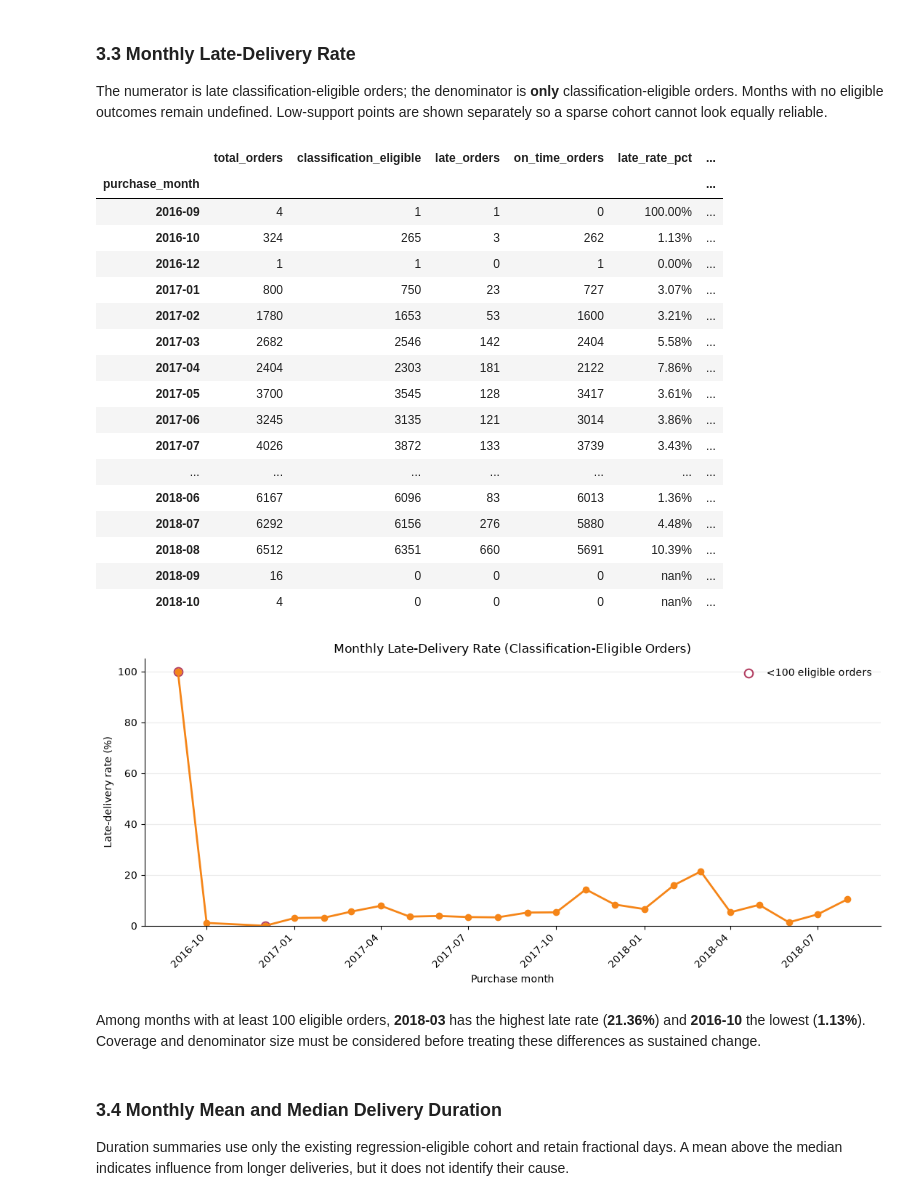
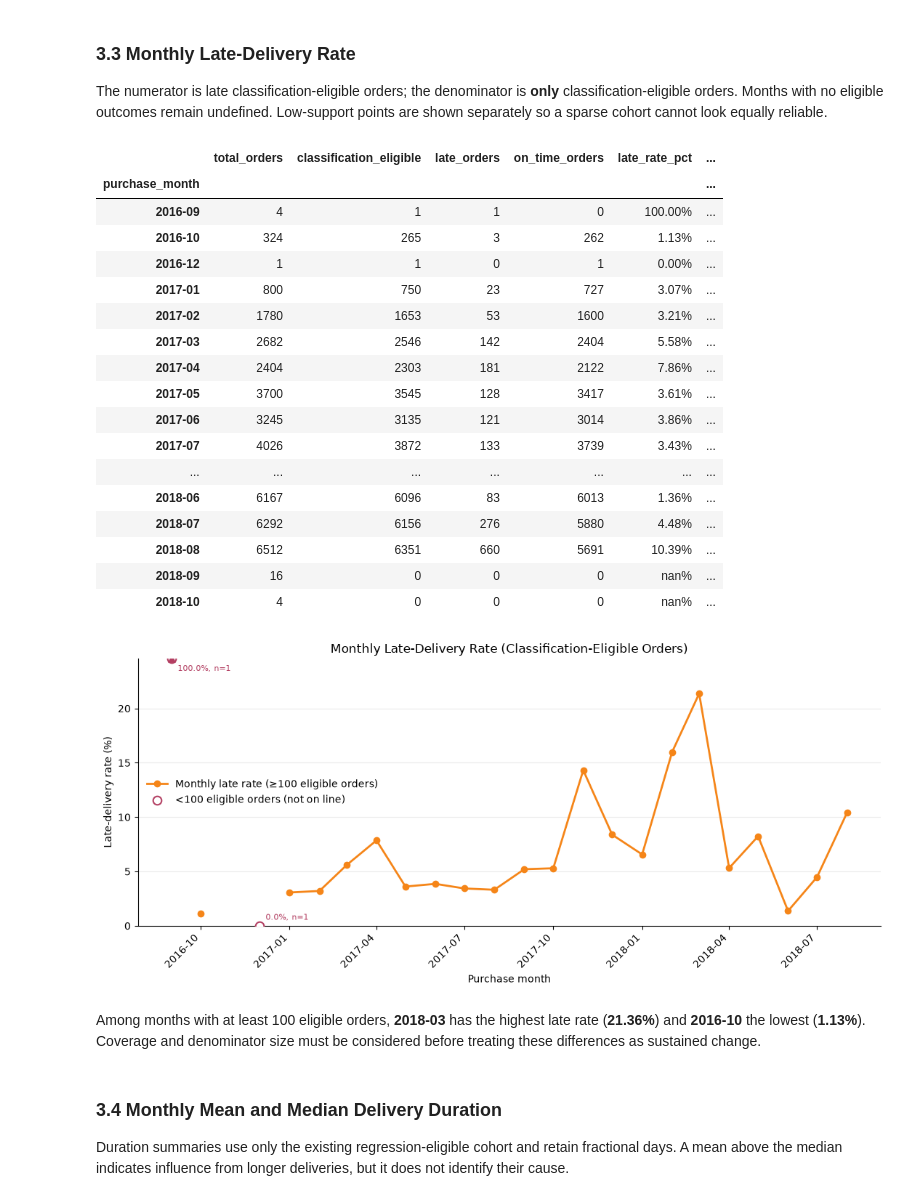
Before and after one commit to mmubashir95/ecommerce-delivery-intelligence, a Jupyter notebook: notebooks/03_exploratory_analysis.ipynb, the cells around one changed output. Saved outputs shown, nothing was run; the diff lists cells and outputs as text; code cells hidden in the pictures.

```diff
--- a/notebooks/03_exploratory_analysis.ipynb
+++ b/notebooks/03_exploratory_analysis.ipynb
@@ -1338,18 +1338,52 @@ assert monthly_classification.loc[
 ].isna().all()
 display(monthly_classification.style.format({"late_rate_pct": "{:.2f}%", "eligibility_coverage_pct": "{:.2f}%"}))
 
+def supported_axis_limit(values, low_support, headroom=1.15):
+    """Return a y-axis upper limit based only on well-supported periods.
+
+    Sparse boundary months (for example a single September 2016 order) would
+    otherwise set the scale and compress the variation in reliable months.
+    """
+    return float(values.where(~low_support).max()) * headroom
+
+
+def mark_low_support_points(ax, month_x, values, low_support, counts, upper_limit, unit):
+    """Plot low-support values as hollow markers, clipping off-scale points.
+
+    Values above `upper_limit` are drawn at the top edge with an upward marker
+    and labelled with their true value and support count, so they remain
+    visible without dictating the axis scale.
+    """
+    shown = low_support & values.notna()
+    if not shown.any():
+        return
+    clipped_values = values.where(values.le(upper_limit), upper_limit)
+    ax.scatter(month_x[shown], clipped_values[shown], facecolors="white", edgecolors="#B33F62",
+               s=70, linewidth=1.5, zorder=3, label="<100 eligible orders (not on line)")
+    for position in shown[shown].index:
+        x_value = month_x[low_support.index.get_loc(position)]
+        is_clipped = values.loc[position] > upper_limit
+        if is_clipped:
+            ax.scatter([x_value], [upper_limit], marker="^", color="#B33F62", s=45, zorder=4)
+        ax.annotate(f"{values.loc[position]:.1f}{unit}, n={int(counts.loc[position])}",
+                    (x_value, clipped_values.loc[position]), textcoords="offset points",
+                    xytext=(6, -12 if is_clipped else 6), fontsize=8, color="#B33F62")
+
+
 fig, ax = plt.subplots(figsize=(11, 5))
 month_x = monthly_classification.index.to_timestamp()
-ax.plot(month_x, monthly_classification["late_rate_pct"], color="#F58518", marker="o", linewidth=2)
 low_support = monthly_classification["low_support"]
-ax.scatter(month_x[low_support], monthly_classification.loc[low_support, "late_rate_pct"],
-           facecolors="white", edgecolors="#B33F62", s=70, linewidth=1.5, label="<100 eligible orders")
+late_rate_upper = supported_axis_limit(monthly_classification["late_rate_pct"], low_support)
+# The line connects only well-supported months; sparse months appear as separate markers.
+ax.plot(month_x, monthly_classification["late_rate_pct"].where(~low_support), color="#F58518",
+        marker="o", linewidth=2, label="Monthly late rate (≥100 eligible orders)")
+mark_low_support_points(ax, month_x, monthly_classification["late_rate_pct"], low_support,
+                        monthly_classification["classification_eligible"], late_rate_upper, "%")
 ax.set_title("Monthly Late-Delivery Rate (Classification-Eligible Orders)")
 ax.set_xlabel("Purchase month")
 ax.set_ylabel("Late-delivery rate (%)")
-ax.set_ylim(bottom=0)
-if low_support.any():
-    ax.legend(frameon=False)
+ax.set_ylim(0, late_rate_upper)
+ax.legend(frameon=False)
 ax.grid(axis="y", alpha=0.25)
 ax.spines[["top", "right"]].set_visible(False)
 fig.autofmt_xdate(rotation=45)
@@ -1357,34 +1391,34 @@ plt.tight_layout()
 plt.show()
 
 well_supported_late_rates = monthly_classification.loc[~low_support, "late_rate_pct"].dropna()
 highest_late_month = well_supported_late_rates.idxmax()
 lowest_late_month = well_supported_late_rates.idxmin()
 display(Markdown(
     f"Among months with at least 100 eligible orders, **{highest_late_month}** has the highest "
     f"late rate (**{well_supported_late_rates.loc[highest_late_month]:.2f}%**) and "
     f"**{lowest_late_month}** the lowest (**{well_supported_late_rates.loc[lowest_late_month]:.2f}%**). "
     "Coverage and denominator size must be considered before treating these differences as sustained change."
 ))
 # %% [output]
 |  | total_orders | classification_eligible | late_orders | on_time_orders | late_rate_pct | ... |
 | purchase_month |  |  |  |  |  | ... |
 | 2016-09 | 4 | 1 | 1 | 0 | 100.00% | ... |
 | 2016-10 | 324 | 265 | 3 | 262 | 1.13% | ... |
 | 2016-12 | 1 | 1 | 0 | 1 | 0.00% | ... |
 | 2017-01 | 800 | 750 | 23 | 727 | 3.07% | ... |
 | 2017-02 | 1780 | 1653 | 53 | 1600 | 3.21% | ... |
 | 2017-03 | 2682 | 2546 | 142 | 2404 | 5.58% | ... |
 | 2017-04 | 2404 | 2303 | 181 | 2122 | 7.86% | ... |
 | 2017-05 | 3700 | 3545 | 128 | 3417 | 3.61% | ... |
 | 2017-06 | 3245 | 3135 | 121 | 3014 | 3.86% | ... |
 | 2017-07 | 4026 | 3872 | 133 | 3739 | 3.43% | ... |
 | ... | ... | ... | ... | ... | ... | ... |
 | 2018-06 | 6167 | 6096 | 83 | 6013 | 1.36% | ... |
 | 2018-07 | 6292 | 6156 | 276 | 5880 | 4.48% | ... |
 | 2018-08 | 6512 | 6351 | 660 | 5691 | 10.39% | ... |
 | 2018-09 | 16 | 0 | 0 | 0 | nan% | ... |
 | 2018-10 | 4 | 0 | 0 | 0 | nan% | ... |
-[figure, old version]
+[figure, new version]
 Among months with at least 100 eligible orders, **2018-03** has the highest late rate (**21.36%**) and **2016-10** the lowest (**1.13%**). Coverage and denominator size must be considered before treating these differences as sustained change.
 # %% [markdown]
 ### 3.4 Monthly Mean and Median Delivery Duration
```
Also changed, not shown: parts of 2 cells of this notebook.
